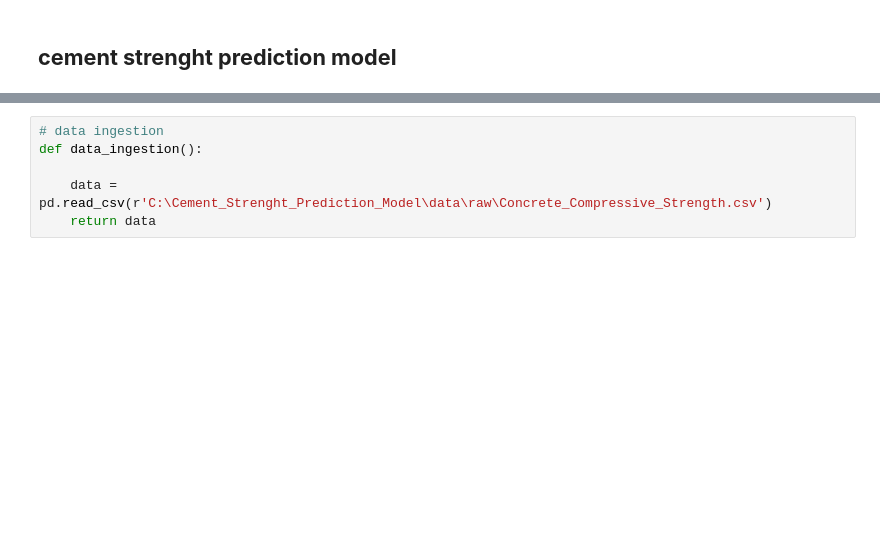
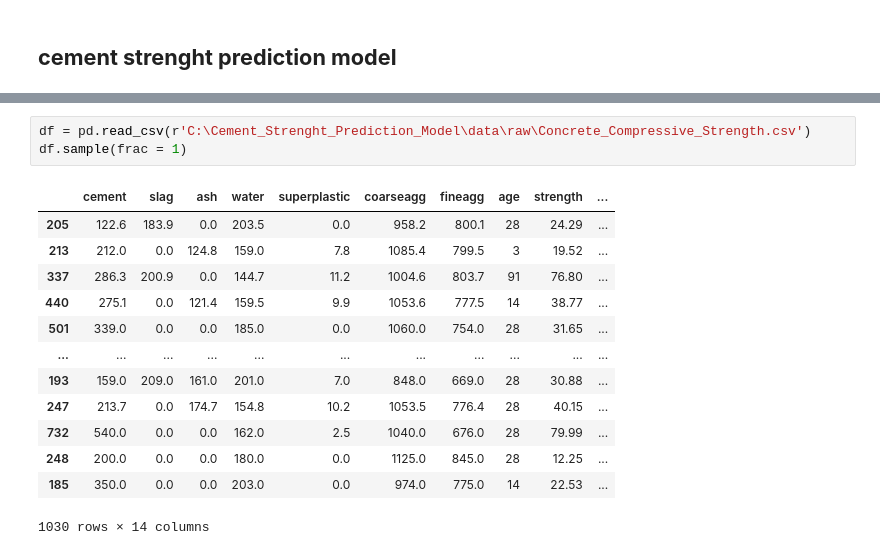
Before and after one commit to AdityaK1304/Cement_Strenght_Prediction_Model, a Jupyter notebook: research/model.ipynb, the cells around one changed output, grey strips where cells are left out. Saved outputs shown, nothing was run; the diff lists cells and outputs as text; blank space fills up the shorter version.

```diff
--- a/research/model.ipynb
+++ b/research/model.ipynb
@@ -21,6 +36,17 @@ from sklearn.svm import SVR
 # %%
-# data ingestion
-def data_ingestion():
-
-    data = pd.read_csv(r'C:\Cement_Strenght_Prediction_Model\data\raw\Concrete_Compressive_Strength.csv')
-    return data
+df = pd.read_csv(r'C:\Cement_Strenght_Prediction_Model\data\raw\Concrete_Compressive_Strength.csv')
+df.sample(frac = 1)
+# %% [output]
+|  | cement | slag | ash | water | superplastic | coarseagg | fineagg | age | strength | ... |
+| 205 | 122.6 | 183.9 | 0.0 | 203.5 | 0.0 | 958.2 | 800.1 | 28 | 24.29 | ... |
+| 213 | 212.0 | 0.0 | 124.8 | 159.0 | 7.8 | 1085.4 | 799.5 | 3 | 19.52 | ... |
+| 337 | 286.3 | 200.9 | 0.0 | 144.7 | 11.2 | 1004.6 | 803.7 | 91 | 76.80 | ... |
+| 440 | 275.1 | 0.0 | 121.4 | 159.5 | 9.9 | 1053.6 | 777.5 | 14 | 38.77 | ... |
+| 501 | 339.0 | 0.0 | 0.0 | 185.0 | 0.0 | 1060.0 | 754.0 | 28 | 31.65 | ... |
+| ... | ... | ... | ... | ... | ... | ... | ... | ... | ... | ... |
+| 193 | 159.0 | 209.0 | 161.0 | 201.0 | 7.0 | 848.0 | 669.0 | 28 | 30.88 | ... |
+| 247 | 213.7 | 0.0 | 174.7 | 154.8 | 10.2 | 1053.5 | 776.4 | 28 | 40.15 | ... |
+| 732 | 540.0 | 0.0 | 0.0 | 162.0 | 2.5 | 1040.0 | 676.0 | 28 | 79.99 | ... |
+| 248 | 200.0 | 0.0 | 0.0 | 180.0 | 0.0 | 1125.0 | 845.0 | 28 | 12.25 | ... |
+| 185 | 350.0 | 0.0 | 0.0 | 203.0 | 0.0 | 974.0 | 775.0 | 14 | 22.53 | ... |
+1030 rows × 14 columns
```
Also changed, not shown: parts of 13 cells of this notebook, 3 other files.
